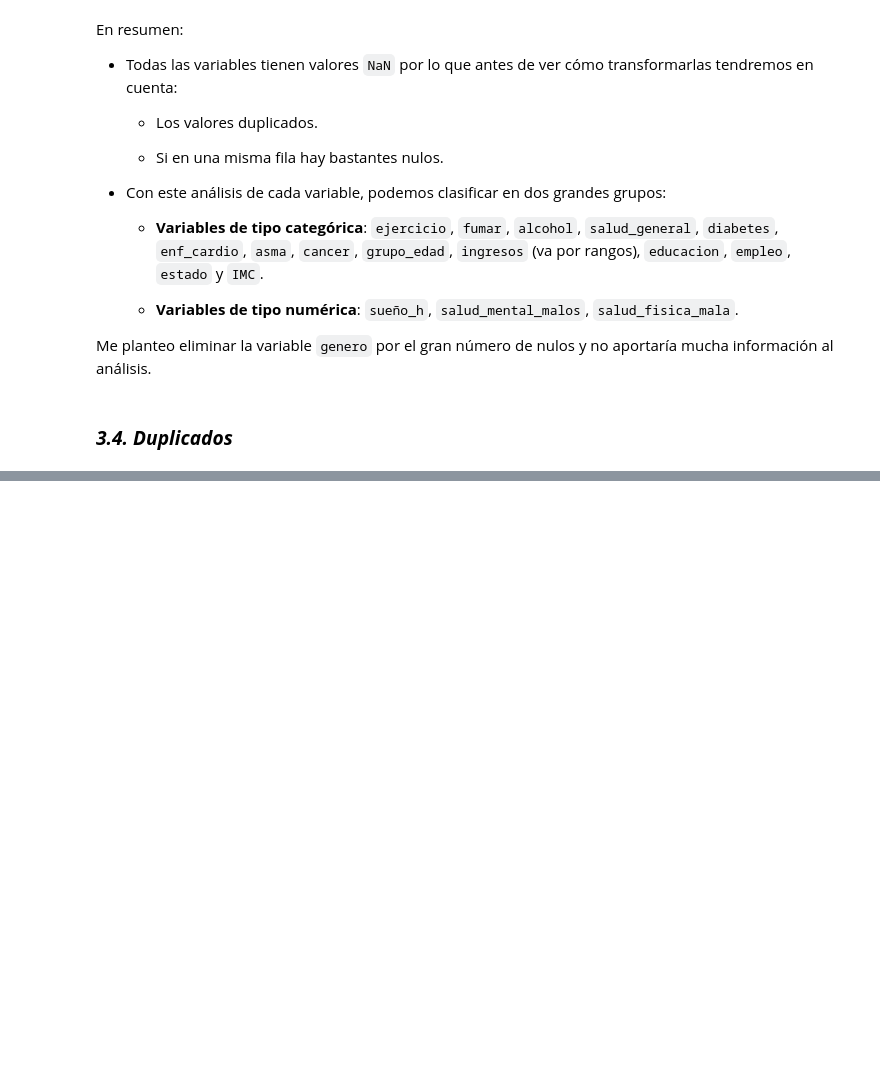
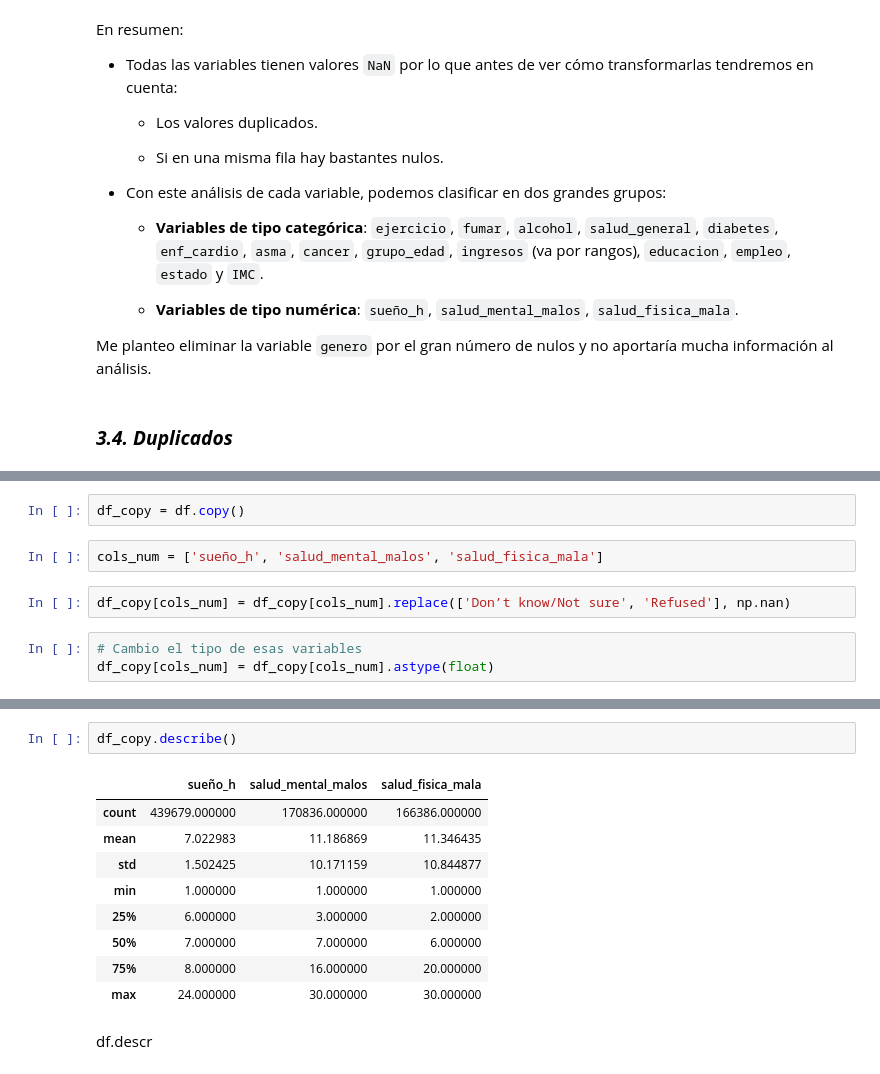
Before and after one commit to somm14/projects-evolve, a Jupyter notebook: EDA/notebooks/eda.ipynb, the cells around one changed output, grey strips where cells are left out. Cells and saved outputs as stored; diff of their text form; blank space fills up the shorter version.

```diff
--- a/EDA/notebooks/eda.ipynb
+++ b/EDA/notebooks/eda.ipynb
@@ -621,0 +716,9 @@ Se puede profundizar más y ver si esas filas tienen más valores nulos o no.
+# %%
+df_copy = df.copy()
+# %%
+cols_num = ['sueño_h', 'salud_mental_malos', 'salud_fisica_mala']
+# %%
+df_copy[cols_num] = df_copy[cols_num].replace(['Don’t know/Not sure', 'Refused'], np.nan)
+# %%
+# Cambio el tipo de esas variables
+df_copy[cols_num] = df_copy[cols_num].astype(float)
@@ -621,0 +747,14 @@ Se puede profundizar más y ver si esas filas tienen más valores nulos o no.
+# %%
+df_copy.describe()
+# %% [output]
+|  | sueño_h | salud_mental_malos | salud_fisica_mala |
+| count | 439679.000000 | 170836.000000 | 166386.000000 |
+| mean | 7.022983 | 11.186869 | 11.346435 |
+| std | 1.502425 | 10.171159 | 10.844877 |
+| min | 1.000000 | 1.000000 | 1.000000 |
+| 25% | 6.000000 | 3.000000 | 2.000000 |
+| 50% | 7.000000 | 7.000000 | 6.000000 |
+| 75% | 8.000000 | 16.000000 | 20.000000 |
+| max | 24.000000 | 30.000000 | 30.000000 |
+# %% [markdown]
+df.descr
```
Also changed, not shown: parts of 25 cells of this notebook, 2 other files.
